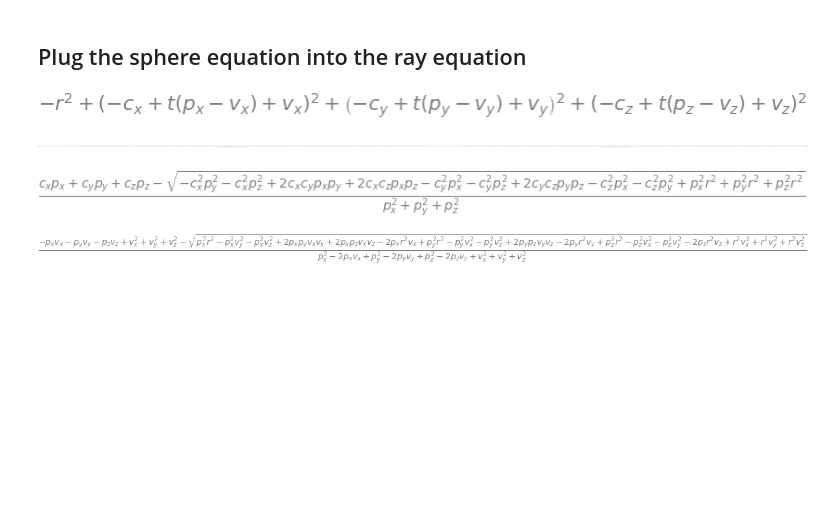
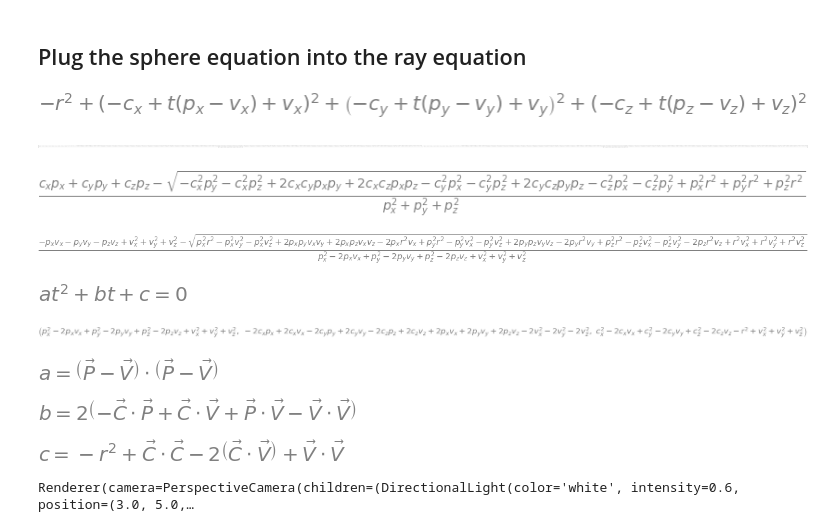
Before and after one commit to cmbruns/jupyter_notebooks, a Jupyter notebook: sphere_ray.ipynb, the cells around one changed output. Drawn from its saved outputs; the diff is of its cells as text; code cells hidden in the pictures; blank space fills up the shorter version.

```diff
--- a/sphere_ray.ipynb
+++ b/sphere_ray.ipynb
@@ -115,3 +126,17 @@ sphere_origin_t_eqn = simplify(t_eqn[0].subs(c_x, 0).subs(c_y, 0).subs(c_z, 0))
 sphere_origin_t_eqn
 # %% [output]
 [figure]
+# %%
+a, b, c = symbols("a, b, c")
+Eq(a * t**2 + b * t + c, 0)
+# %% [output]
+[figure, added]
+# %%
+# Extract quadratic equation coefficients
+coll = expand(eqn).collect(t)
+qe_a = coll.coeff(t, 2)
+qe_b = coll.coeff(t, 1)
+qe_c = coll.coeff(t, 0)
+qe_a, qe_b, qe_c
+# %% [output]
+[figure, added]
@@ -117,0 +152,12 @@ sphere_origin_t_eqn
+# %%
+Eq(a, Dot((Pv - Vv), (Pv - Vv)))
+# %% [output]
+[figure, added]
+# %%
+Eq(b, 2 * (Dot(Pv, Vv) + Dot(Cv, Vv) - Dot(Cv, Pv) - Dot(Vv, Vv)))
+# %% [output]
+[figure, added]
+# %%
+Eq(c, Dot(Cv, Cv) - 2 * Dot(Cv, Vv) + Dot(Vv, Vv) - r * r)
+# %% [output]
+[figure, added]
@@ -117,0 +166,12 @@ sphere_origin_t_eqn
+# %%
+geom =BoxGeometry(1, 1, 1)
+material = MeshBasicMaterial(color="#00ff00")
+mesh = Mesh(geometry=geom, material=material)
+scene = Scene(children=[mesh, AmbientLight(color="#777777")])
+camera = PerspectiveCamera(position=[1, 3, 3], up=[0, 0, 1], children=[
+    DirectionalLight(color="white", position=[3, 5, 1], intensity=0.6)
+])
+renderer = Renderer(camera=camera, scene=scene, controls=[OrbitControls(controlling=camera)])
+display(renderer)
+# %% [output]
+Renderer(camera=PerspectiveCamera(children=(DirectionalLight(color='white', intensity=0.6, position=(3.0, 5.0,…
```
Also changed, not shown: parts of 5 cells of this notebook.
